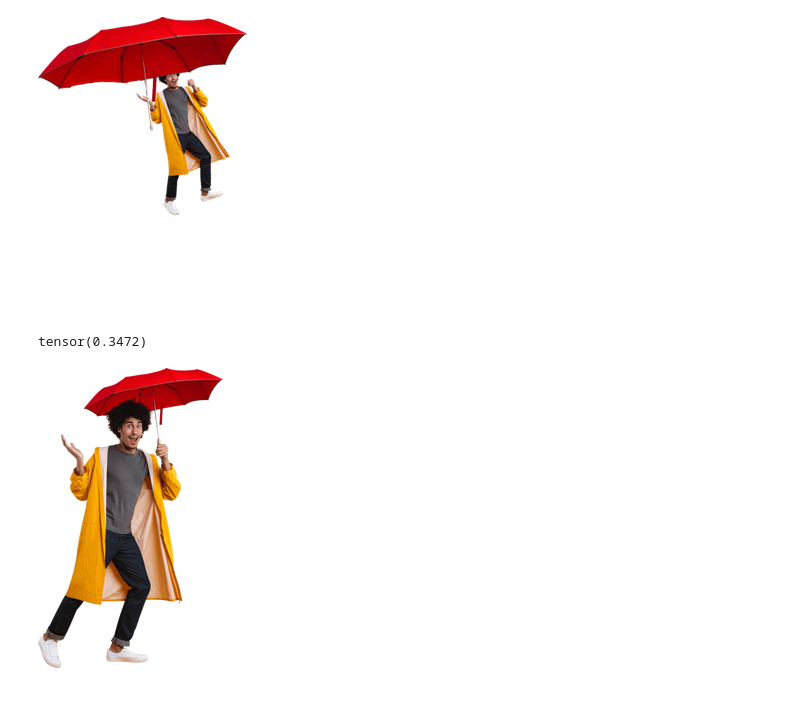
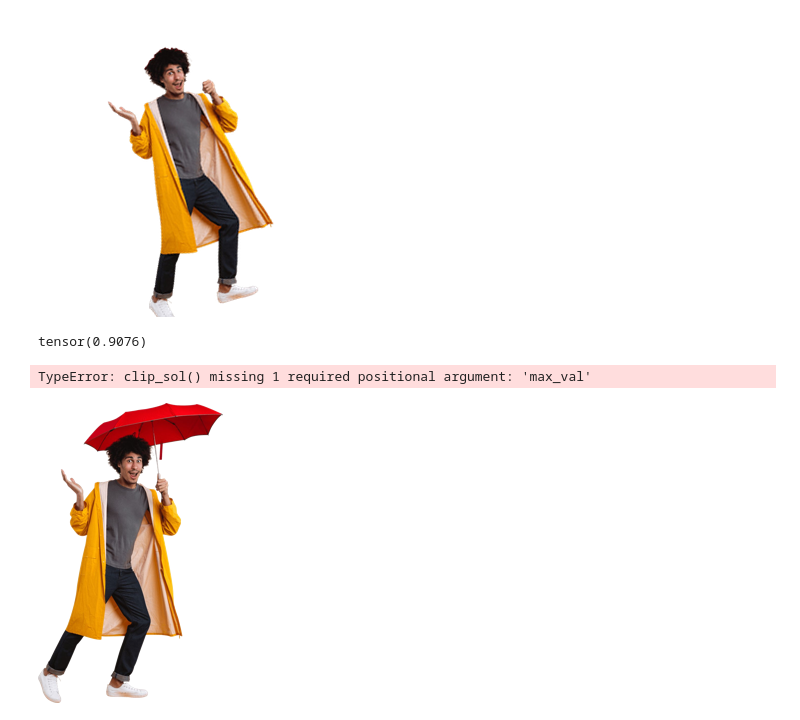
Before and after one commit to pietrosig/clip-primitive-stitching, a Jupyter notebook: cma_separate.ipynb, the cells around one changed output. Saved outputs shown, nothing was run; the diff lists cells and outputs as text; code cells hidden in the pictures.

```diff
--- a/cma_separate.ipynb
+++ b/cma_separate.ipynb
@@ -25,6 +28,9 @@ from IPython.display import display, clear_output
 
 # Utils imports
 from utils.rasterize import *
+from utils.clipemb import CLIP_emb_from_IMG, CLIP_emb_from_TEXT
+from utils.load import get_segment_imgs, get_primitive_imgs
+from utils.cma import clip_sol
 
 
 
@@ -36,3 +42,9 @@ HEIGHT = 300
 CONTENT_DIR = './data'
 RESULTS_DIR = path.join(CONTENT_DIR, 'results')
 SEGMENT_DIR = path.join(CONTENT_DIR, 'segment_img')
+RW_PRIMITIVES_DIR = path.join(CONTENT_DIR, 'rw_primitives')
+PRIMITIVE_DIR = path.join(CONTENT_DIR, 'primitives')
+
+SEGMENT_IMGS = get_segment_imgs(SEGMENT_DIR, (WIDTH, HEIGHT))
+RW_PRIMITIVES_IMGS = get_segment_imgs(RW_PRIMITIVES_DIR, (WIDTH, HEIGHT))
+PRIMITIVE_IMGS = get_primitive_imgs(CONTENT_DIR, (WIDTH, HEIGHT))
@@ -152,13 +104,5 @@ rasterize_shapes(primitives_selected, x0, (WIDTH, HEIGHT))
-# %%
-def clip_sol(solution):
-    solution[:, 2] = np.clip(solution[:, 2], 0.1, 0.999)
-    # Special clip for pos
-    #solution[:, 0:1] = np.clip(solution[:, 0:1], 0.2, 0.8)
-
-    # In general clip to maximum 0.9 so that the primitives are all inside the canvas
-    return np.clip(solution, 0, 1)
 # %%
-def loop(es, primitives_selected, prev_positions=None):
+def loop(es, primitives_selected, max_val, prev_positions):
   report_interval = 10
   i = 0
   while not es.stop():
@@ -173,7 +117,7 @@ def loop(es, primitives_selected, prev_positions=None):
         solution = solution.reshape(-1, predictN)
         # Special clip for scale
 
-        solution = clip_sol(solution)
+        solution = clip_sol(solution, max_val)
 
         # The  previous positions
         if prev_positions is not None:
@@ -215,31 +159,39 @@ def loop(es, primitives_selected, prev_positions=None):
       i += 1
   return clip_sol(es.best.x.reshape(-1, predictN))
 # %%
+# Alternate between the shapes, one moves the rest are fixed
 sigma = 0.1
-maxiter = 10
-popsize = 64
+maxiter = 15
+popsize = 256
+max_val = 0.5
 
 sel_shapes = []
 prev_positios = None
 
-for shape, first_sol in zip(primitives_selected, x0):
+for shape in primitives_selected:
     sel_shapes.append(shape)
 
-    es = cma.CMAEvolutionStrategy(first_sol.flatten(), sigma, {
+    x0 = np.ones((1, 5)) * 0.5
+    # No rotation
+    x0[0, 3] = -0.5
+
+    es = cma.CMAEvolutionStrategy(x0.flatten(), sigma, {
         "maxiter": maxiter,
         "popsize": popsize,
+        "bounds": [-max_val, max_val],
         })
 
-    prev_best = loop(es, sel_shapes, prev_positios)
+    prev_best = loop(es, sel_shapes, max_val, prev_positios)
 
     if prev_positios is None:
         prev_positios = prev_best.squeeze()
         prev_positios[-1] = 1 / 2
     else:
         prev_positios = np.vstack([prev_positios, prev_best.squeeze()])
 # %% [output]
-[figure, old version]
+[figure, new version]
-tensor(0.3472)
+tensor(0.9076)
+TypeError: clip_sol() missing 1 required positional argument: 'max_val'
 # %%
 display(SEGMENT_IMGS[prompt_text]['original'])
 # %% [output]
```
Also changed, not shown: parts of 5 cells of this notebook, 3 other files.
